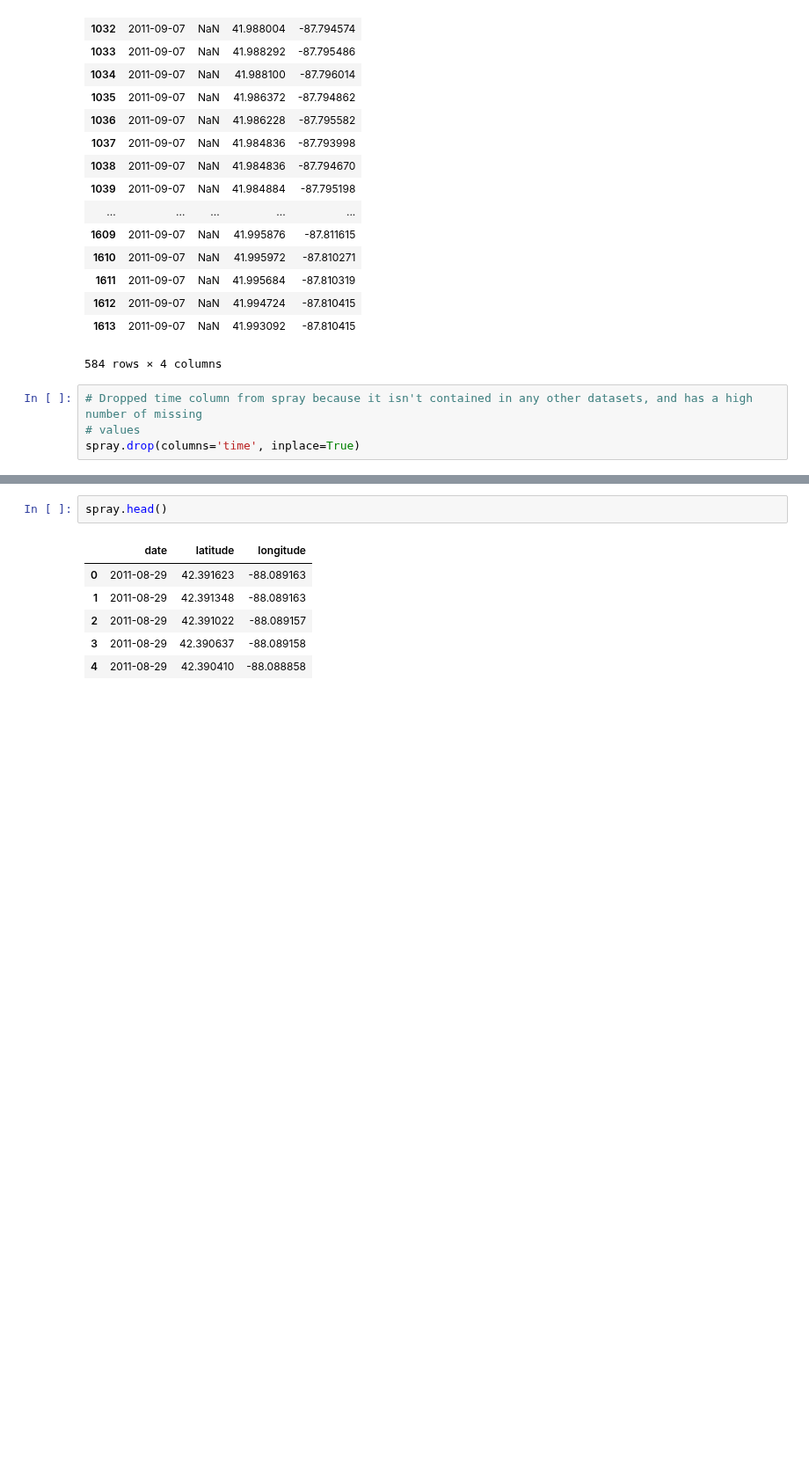
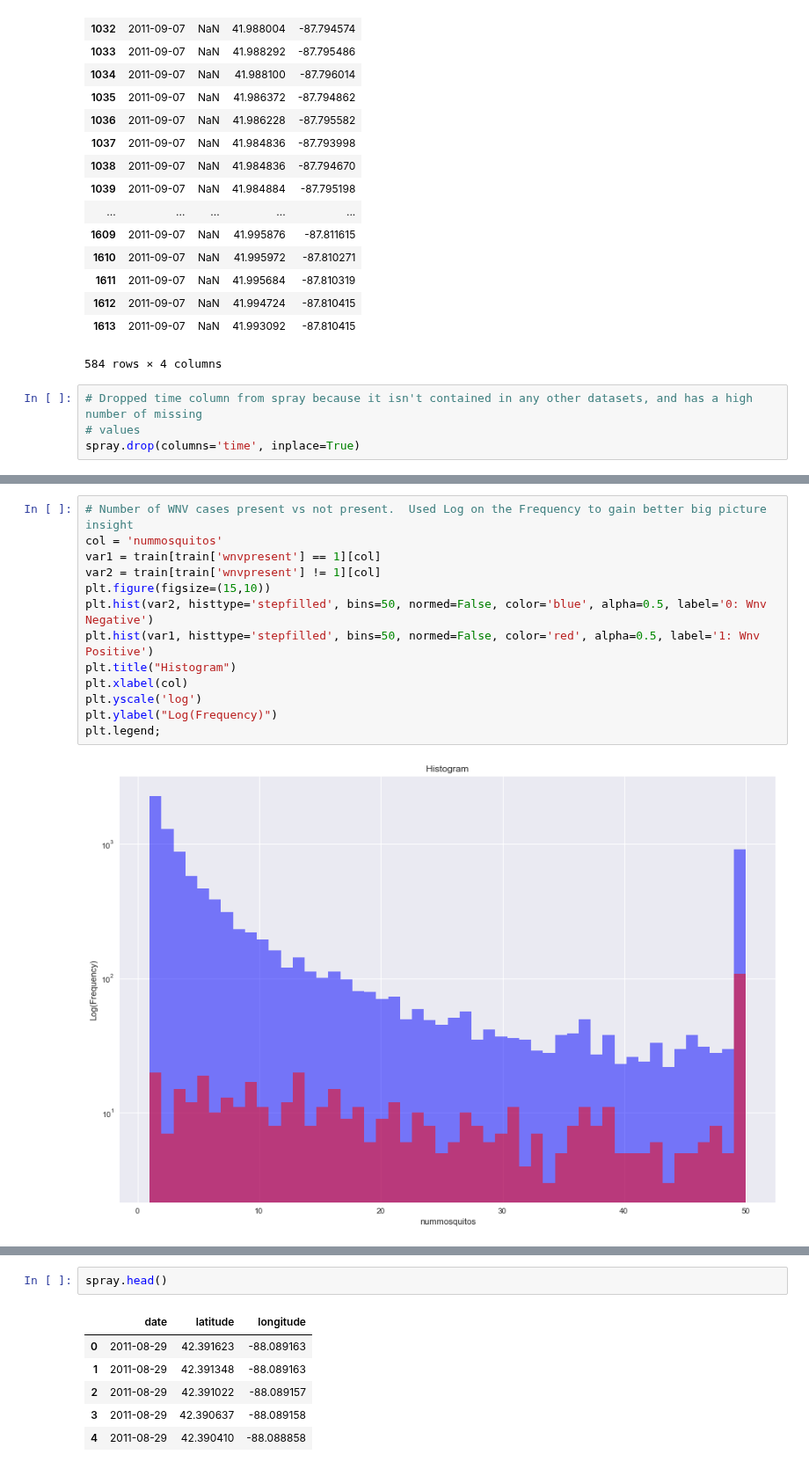
Before and after one commit to bryanco1966/Chicago_West_Nile, a Jupyter notebook: project_work/Exploratory Data Analysis Notebook.ipynb, the cells around one changed output, grey strips where cells are left out. Shown at 88% size. Saved outputs shown, nothing was run; the diff lists cells and outputs as text; blank space fills up the shorter version.

```diff
--- a/project_work/Exploratory Data Analysis Notebook.ipynb
+++ b/project_work/Exploratory Data Analysis Notebook.ipynb
@@ -89,0 +139,15 @@ spray.drop(columns='time', inplace=True)
+# %%
+# Number of WNV cases present vs not present.  Used Log on the Frequency to gain better big picture insight
+col = 'nummosquitos'
+var1 = train[train['wnvpresent'] == 1][col]
+var2 = train[train['wnvpresent'] != 1][col]
+plt.figure(figsize=(15,10))
+plt.hist(var2, histtype='stepfilled', bins=50, normed=False, color='blue', alpha=0.5, label='0: Wnv Negative')
+plt.hist(var1, histtype='stepfilled', bins=50, normed=False, color='red', alpha=0.5, label='1: Wnv Positive')
+plt.title("Histogram")
+plt.xlabel(col)
+plt.yscale('log')
+plt.ylabel("Log(Frequency)")
+plt.legend;
+# %% [output]
+[figure, added]
```
Also changed, not shown: parts of 9 cells of this notebook, 4 other files.
